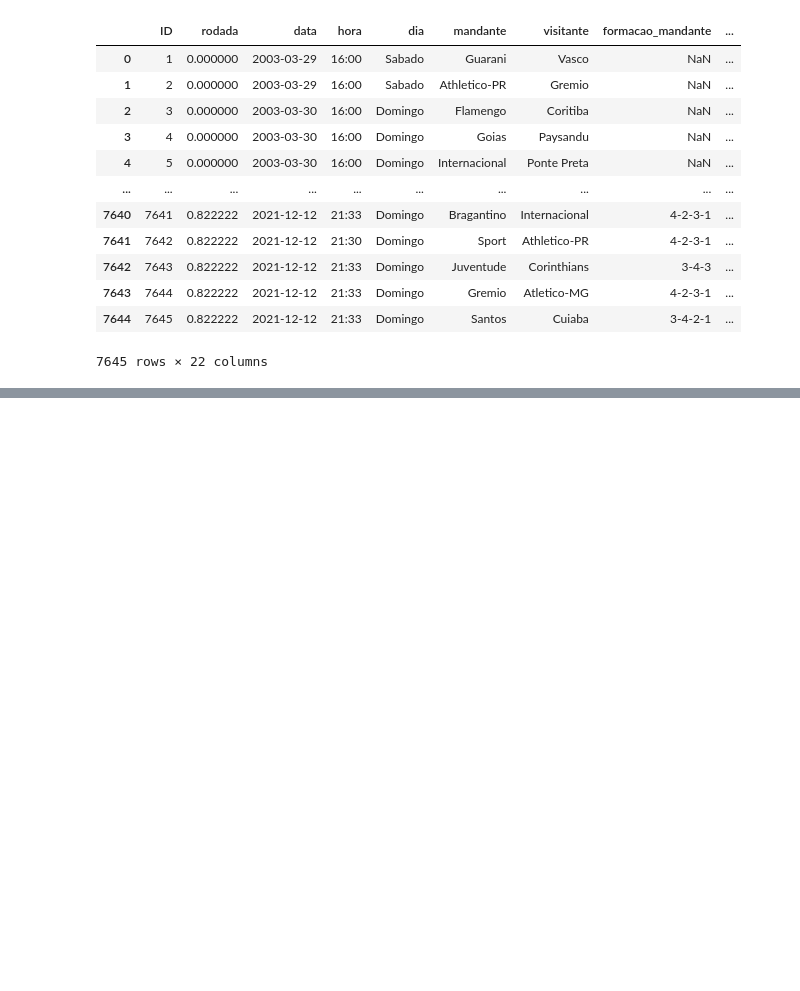
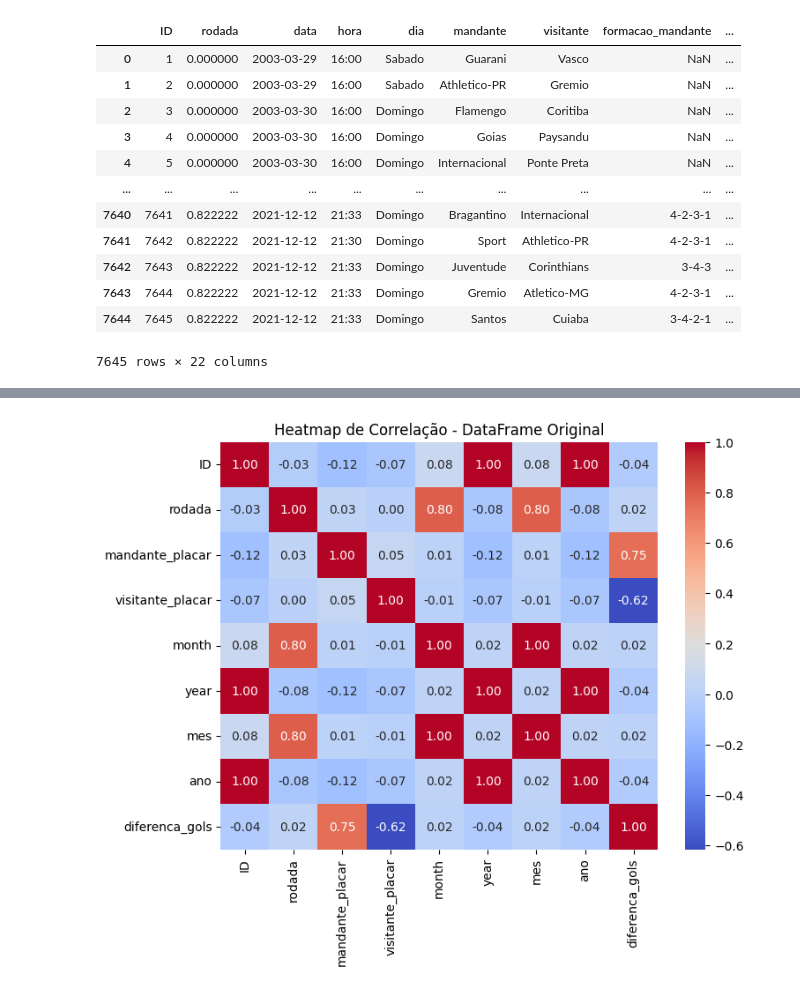
Before and after one commit to MZMS1510/aula-4-mod-3, a Jupyter notebook: aula.ipynb, the cells around one changed output, grey strips where cells are left out. Saved outputs shown, nothing was run; the diff lists cells and outputs as text; code cells hidden in the pictures; blank space fills up the shorter version.

```diff
--- a/aula.ipynb
+++ b/aula.ipynb
@@ -229,0 +242,5 @@ data_frame
+# %%
+# Coluna derivada
+
+data_frame['diferenca_gols'] = data_frame['mandante_placar'] - data_frame['visitante_placar']
+data_frame.head()
@@ -229,0 +269,8 @@ data_frame
+# %%
+corr_matrix_df = data_frame.select_dtypes(include=[np.number]).corr()
+plt.figure(figsize=(8, 6))
+sb.heatmap(corr_matrix_df, annot=True, cmap='coolwarm', fmt=".2f")
+plt.title('Heatmap de Correlação - DataFrame Original')
+plt.show()
+# %% [output]
+[figure, added]
```
Also changed, not shown: parts of 6 cells of this notebook.
